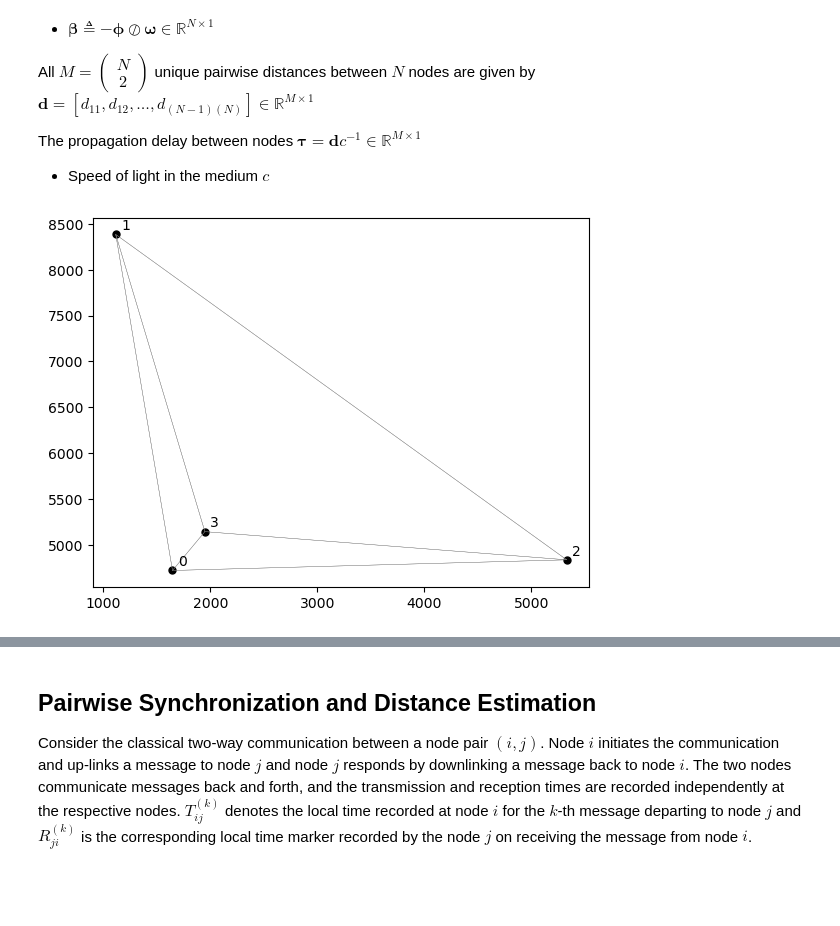
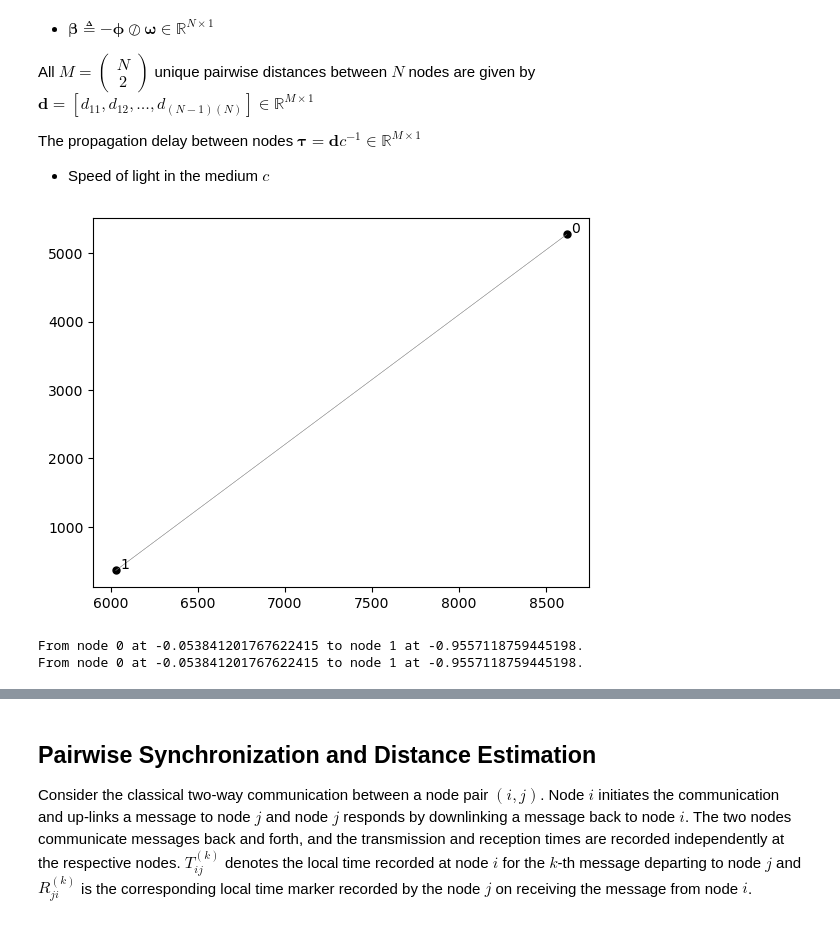
Before and after one commit to AlexanderJamesBecoy/joint-ranging-and-timing-simulation, a Jupyter notebook: rajan2011.ipynb, the cells around one changed output, grey strips where cells are left out. Drawn from its saved outputs; the diff is of its cells as text; code cells hidden in the pictures; blank space fills up the shorter version.

Commit message:
Fix communication between nodes

```diff
--- a/rajan2011.ipynb
+++ b/rajan2011.ipynb
@@ -183,12 +189,26 @@ def randomly_connect(nodes: list, prob_thresh=0.5) -> None:
             other = np.random.choice([n for n in nodes if n is not node])
             node.connect_node(other)
 
+def round_robin(nodes: list) -> None:
+    """
+    Enable each node to broadcast in increasing node ID order, in their respective local time frame.
+    """
+    for node in nodes:
+        node.broadcast()
+
+def update_nodes(nodes: list, t: float) -> None:
+    """
+    Update each node's local timeframe with respect to the global timeframe.
+    """
+    for node in nodes:
+        node.update(t)
+
 def display_nodes(nodes: list, save=False) -> None:
     """
     Plot nodes positions as vertices and their connections as edges, as an image.
     """
-    TEXT_OFFSET_X = 50
-    TEXT_OFFSET_Y = 50
+    TEXT_OFFSET_X = 25
+    TEXT_OFFSET_Y = 25
     plt.figure()
     for node in nodes:
         plt.scatter(x=node.x, y=node.y, s=25, c='k')
@@ -231,9 +251,34 @@ def calculate_propagation_delay(distances: np.ndarray) -> np.ndarray:
     """
     return distances / c
 # %%
-N = 4
-nodes = [Node(i, x=np.random.uniform(low=0, high=10e3), y=np.random.uniform(low=0, high=10000), clock_skew=0.0, clock_offset=0.0) for i in range(N)]
+N = 2
+nodes = [Node(i,
+              x=np.random.uniform(low=0, high=10e3),
+              y=np.random.uniform(low=0, high=10000),
+              clock_skew=np.random.uniform(low=1.0, high=5.0),
+              clock_offset=np.random.uniform(low=-1.0, high=1.0)
+              ) for i in range(N)]
 randomly_connect(nodes, prob_thresh=0.0)
 display_nodes(nodes=nodes)
+
+T = 1.0
+dt = 0.1
+t = 0.0
+
+update_nodes(nodes, t)
+
+# while t < T:
+#     update_nodes(nodes, t)
+#     round_robin(nodes)
+#     t += dt
+
+nodes[0].send(nodes[1])
 # %% [output]
-[figure, old version]
+[figure, new version]
+# %%
+print(nodes[0].Tx_mailbox[0])
+
+print(nodes[1].Rx_mailbox[0])
+# %% [output]
+From node 0 at -0.053841201767622415 to node 1 at -0.9557118759445198.
+From node 0 at -0.053841201767622415 to node 1 at -0.9557118759445198.
```
Also changed, not shown: parts of 3 cells of this notebook.
